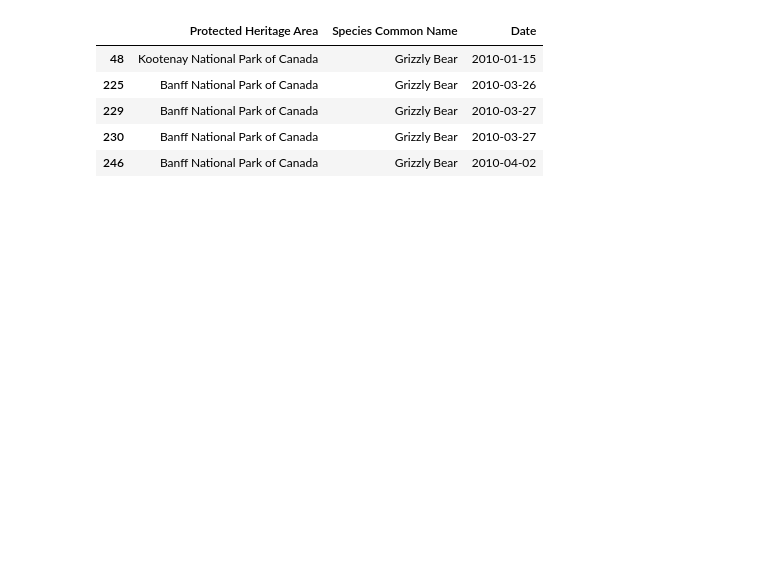
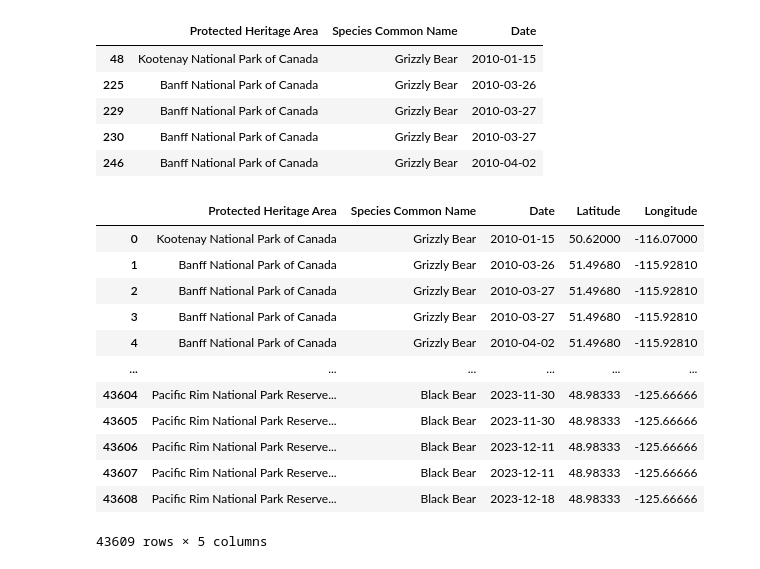
Before and after one commit to Nancy-On/ENGG680_2025_Fall, a Jupyter notebook: Human-Bear_ML_Project/Bear_Attacks_Data_Preprocessing.ipynb, the cells around one changed output. Drawn from its saved outputs; the diff is of its cells as text; code cells hidden in the pictures; blank space fills up the shorter version.

Commit message:
preprocessing bear data sets for final project

```diff
--- a/Human-Bear_ML_Project/Bear_Attacks_Data_Preprocessing.ipynb
+++ b/Human-Bear_ML_Project/Bear_Attacks_Data_Preprocessing.ipynb
@@ -187 +180,3 @@ geolocator = Nominatim(user_agent="park_geocoder")
+# %%
+bear_pca_df3 = pd.read_excel('parks_canada_bear_data.xlsx')
 # %%
@@ -230,0 +226,23 @@ national_parks = [
+# %%
+bear_pca_df3["Latitude"] = bear_pca_df3["Protected Heritage Area"].apply(
+    lambda x: heritage_sites.get(x, (None, None))[0]
+)
+bear_pca_df3["Longitude"] = bear_pca_df3["Protected Heritage Area"].apply(
+    lambda x: heritage_sites.get(x, (None, None))[1]
+)
+# %%
+bear_pca_df3
+# %% [output]
+|  | Protected Heritage Area | Species Common Name | Date | Latitude | Longitude |
+| 0 | Kootenay National Park of Canada | Grizzly Bear | 2010-01-15 | 50.62000 | -116.07000 |
+| 1 | Banff National Park of Canada | Grizzly Bear | 2010-03-26 | 51.49680 | -115.92810 |
+| 2 | Banff National Park of Canada | Grizzly Bear | 2010-03-27 | 51.49680 | -115.92810 |
+| 3 | Banff National Park of Canada | Grizzly Bear | 2010-03-27 | 51.49680 | -115.92810 |
+| 4 | Banff National Park of Canada | Grizzly Bear | 2010-04-02 | 51.49680 | -115.92810 |
+| ... | ... | ... | ... | ... | ... |
+| 43604 | Pacific Rim National Park Reserve... | Black Bear | 2023-11-30 | 48.98333 | -125.66666 |
+| 43605 | Pacific Rim National Park Reserve... | Black Bear | 2023-11-30 | 48.98333 | -125.66666 |
+| 43606 | Pacific Rim National Park Reserve... | Black Bear | 2023-12-11 | 48.98333 | -125.66666 |
+| 43607 | Pacific Rim National Park Reserve... | Black Bear | 2023-12-11 | 48.98333 | -125.66666 |
+| 43608 | Pacific Rim National Park Reserve... | Black Bear | 2023-12-18 | 48.98333 | -125.66666 |
+43609 rows × 5 columns
```
Also changed, not shown: parts of 5 cells of this notebook, 2 other files.
